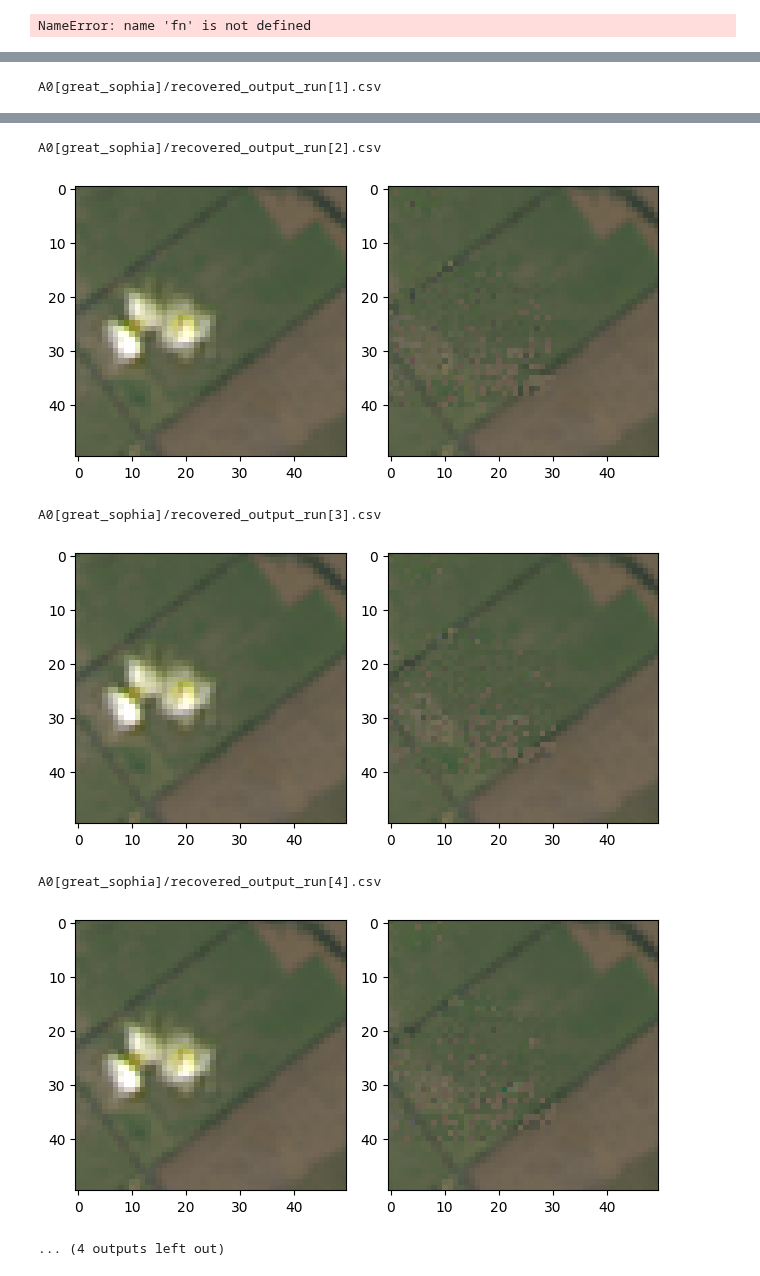
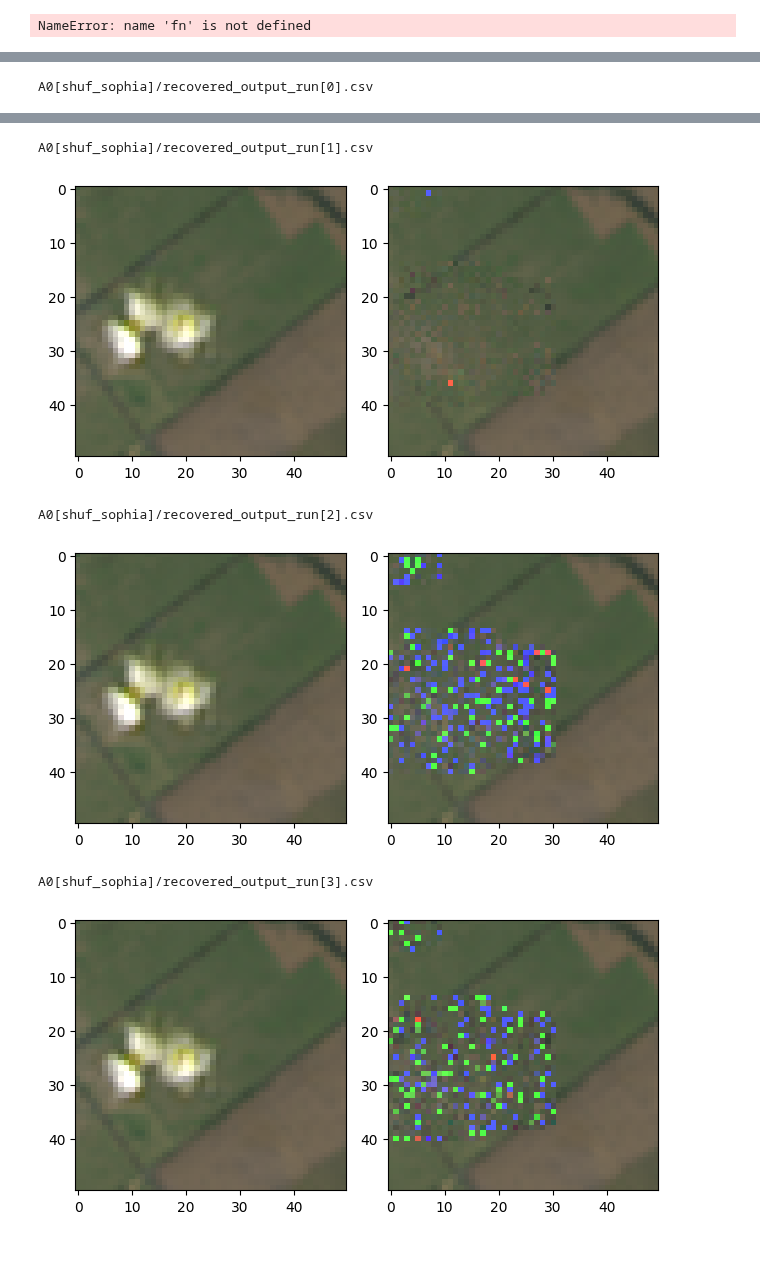
Before and after one commit to koyacolab/aispace, a Jupyter notebook: ainf.ipynb, the cells around one changed output, grey strips where cells are left out. Cells and saved outputs as stored; diff of their text form; code cells hidden in the pictures.

```diff
--- a/ainf.ipynb
+++ b/ainf.ipynb
@@ -175,10 +175,16 @@ class HLSInference(HLSDataSet):
         print(f'NumPy version:{np.__version__}')
         np.float = float
 
+        # Get the DataFrame with columns in reverse order
+        self.nan_data_doy = self.nan_data_doy[self.nan_data_doy.columns[::-1]].copy()
+
         self.imputed_data = model.impute(self.nan_data_doy, k=k, max_length=max_length, temperature=temperature, device=device)
         # imputed_file = f'A0[optim_sophia]/imputed_output_run[3].csv'
         # self.imputed_data = pd.read_csv(imputed_file)
         # self.imputed_data = self.nan_data_doy.copy()
+
+        # Get the DataFrame with columns in reverse order
+        self.imputed_data = self.imputed_data[self.imputed_data.columns[::-1]].copy()
 
         if len(self.imputed_data) != len(self.nan_data_doy):
             print('len(self.imputed_data) != len(self.nan_data_doy)')
@@ -533,7 +545,7 @@ fn
 fn
 # %%
 
-i_run=6
+i_run=3
 
 # imputed_file = f'{experiment_dir}/imputed_output_run[{i_run}].csv'
 # imputed_data = hls_data._read_imputed(imputed_file)
@@ -550,10 +562,10 @@ hls_data._inference_imshow()
 
 
 # fn
-experiment_dir = 'A0[optim_sophia]'
-experiment_dir = 'A0[great_sophia]'
+experiment_dir = 'A0[shuf_sophia]'
+# experiment_dir = 'A0[great_sophia]'
 imputed_file = f'{experiment_dir}/recovered_output_run[{i_run}].csv'
-for i_run in range(1,7):
+for i_run in range(0,4):
   imputed_file = f'{experiment_dir}/recovered_output_run[{i_run}].csv'
   recovered_data = hls_data._read_recovered(imputed_file)
 
@@ -583 +595 @@ recovered_data
-A0[great_sophia]/recovered_output_run[1].csv
+A0[shuf_sophia]/recovered_output_run[0].csv
@@ -585,10 +597,9 @@ A0[great_sophia]/recovered_output_run[1].csv
-A0[great_sophia]/recovered_output_run[2].csv
+A0[shuf_sophia]/recovered_output_run[1].csv
-[figure, old version]
+[figure, new version]
-A0[great_sophia]/recovered_output_run[3].csv
+A0[shuf_sophia]/recovered_output_run[2].csv
-[figure, old version]
+[figure, new version]
-A0[great_sophia]/recovered_output_run[4].csv
+A0[shuf_sophia]/recovered_output_run[3].csv
-[figure, old version]
+[figure, new version]
-... (4 outputs left out)
 # %%
 # hls_data._imputed_data(recovered_data)
 
```
Also changed, not shown: parts of 3 cells of this notebook, 4 other files.
